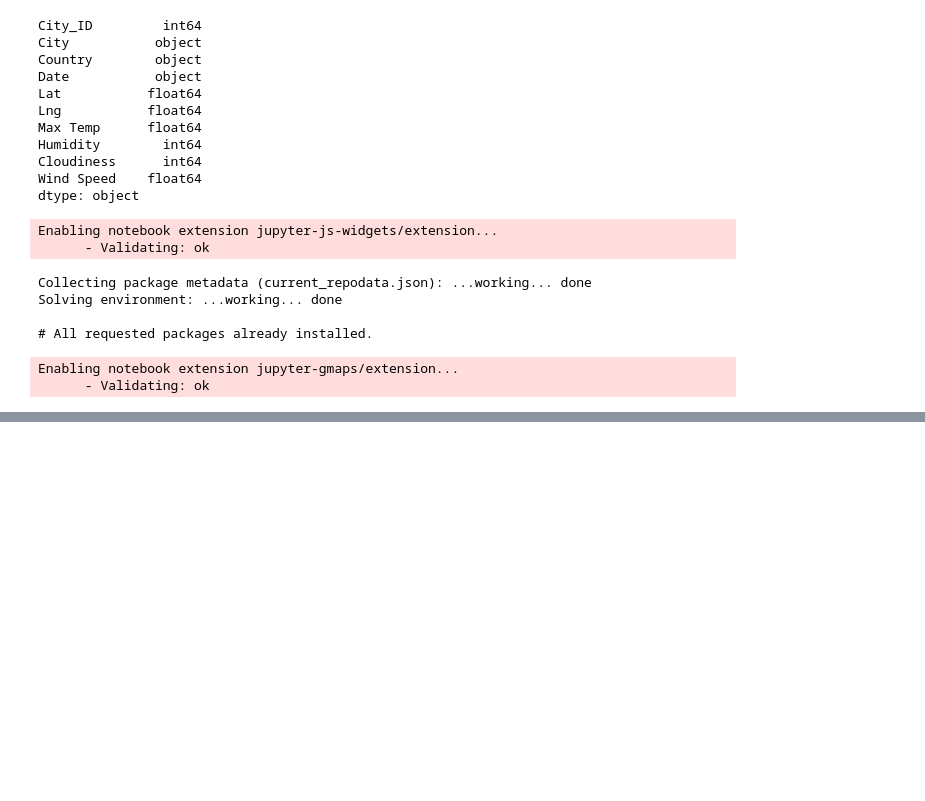
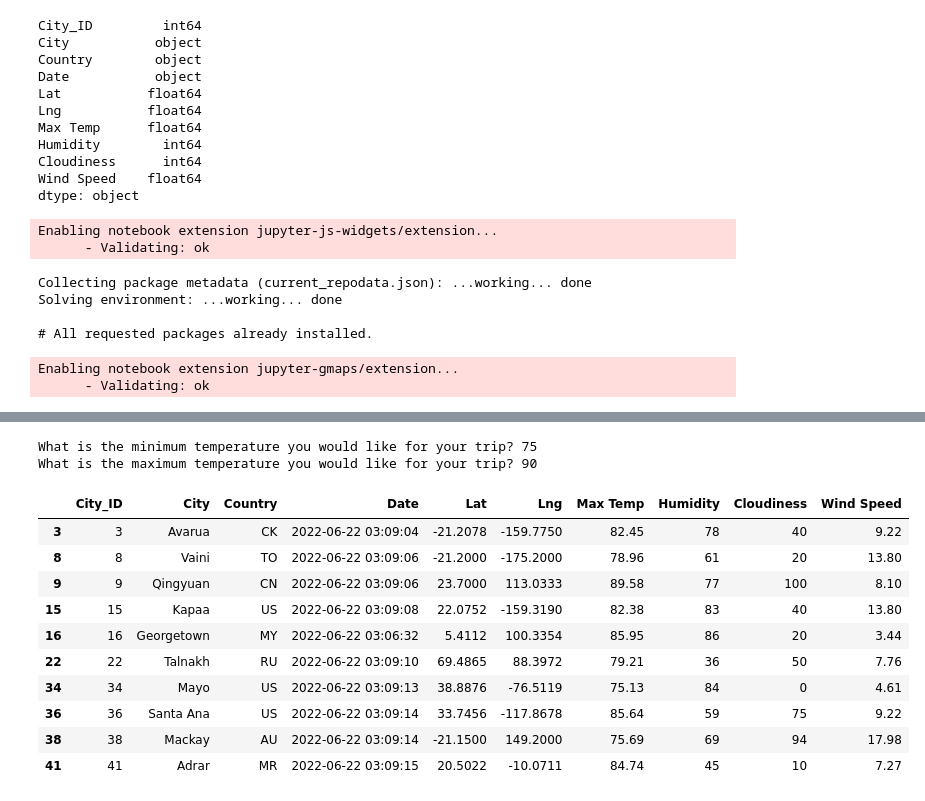
Before and after one commit to Connectime4ever/World_Weather_Analysis, a Jupyter notebook: WeatherPy.ipynb, the cells around one changed output, grey strips where cells are left out. Drawn from its saved outputs; the diff is of its cells as text; code cells hidden in the pictures; blank space fills up the shorter version.

```diff
--- a/WeatherPy.ipynb
+++ b/WeatherPy.ipynb
@@ -514,0 +547,24 @@ gmaps                     0.9.0                      py_0    conda-forge
+# %%
+# Ask the customer to add a minimum and maximum temperature value.
+min_temp = float(input("What is the minimum temperature you would like for your trip? "))
+max_temp = float(input("What is the maximum temperature you would like for your trip? "))
+# %% [output]
+What is the minimum temperature you would like for your trip? 75
+What is the maximum temperature you would like for your trip? 90
+# %%
+# Filter the dataset to find the cities that fit the criteria.
+preferred_cities_df = city_data_df.loc[(city_data_df["Max Temp"] <= max_temp) & \
+                                       (city_data_df["Max Temp"] >= min_temp)]
+preferred_cities_df.head(10)
+# %% [output]
+|  | City_ID | City | Country | Date | Lat | Lng | Max Temp | Humidity | Cloudiness | Wind Speed |
+| 3 | 3 | Avarua | CK | 2022-06-22 03:09:04 | -21.2078 | -159.7750 | 82.45 | 78 | 40 | 9.22 |
+| 8 | 8 | Vaini | TO | 2022-06-22 03:09:06 | -21.2000 | -175.2000 | 78.96 | 61 | 20 | 13.80 |
+| 9 | 9 | Qingyuan | CN | 2022-06-22 03:09:06 | 23.7000 | 113.0333 | 89.58 | 77 | 100 | 8.10 |
+| 15 | 15 | Kapaa | US | 2022-06-22 03:09:08 | 22.0752 | -159.3190 | 82.38 | 83 | 40 | 13.80 |
+| 16 | 16 | Georgetown | MY | 2022-06-22 03:06:32 | 5.4112 | 100.3354 | 85.95 | 86 | 20 | 3.44 |
+| 22 | 22 | Talnakh | RU | 2022-06-22 03:09:10 | 69.4865 | 88.3972 | 79.21 | 36 | 50 | 7.76 |
+| 34 | 34 | Mayo | US | 2022-06-22 03:09:13 | 38.8876 | -76.5119 | 75.13 | 84 | 0 | 4.61 |
+| 36 | 36 | Santa Ana | US | 2022-06-22 03:09:14 | 33.7456 | -117.8678 | 85.64 | 59 | 75 | 9.22 |
+| 38 | 38 | Mackay | AU | 2022-06-22 03:09:14 | -21.1500 | 149.2000 | 75.69 | 69 | 94 | 17.98 |
+| 41 | 41 | Adrar | MR | 2022-06-22 03:09:15 | 20.5022 | -10.0711 | 84.74 | 45 | 10 | 7.27 |
```
Also changed, not shown: parts of 42 cells of this notebook, 7 other files.
